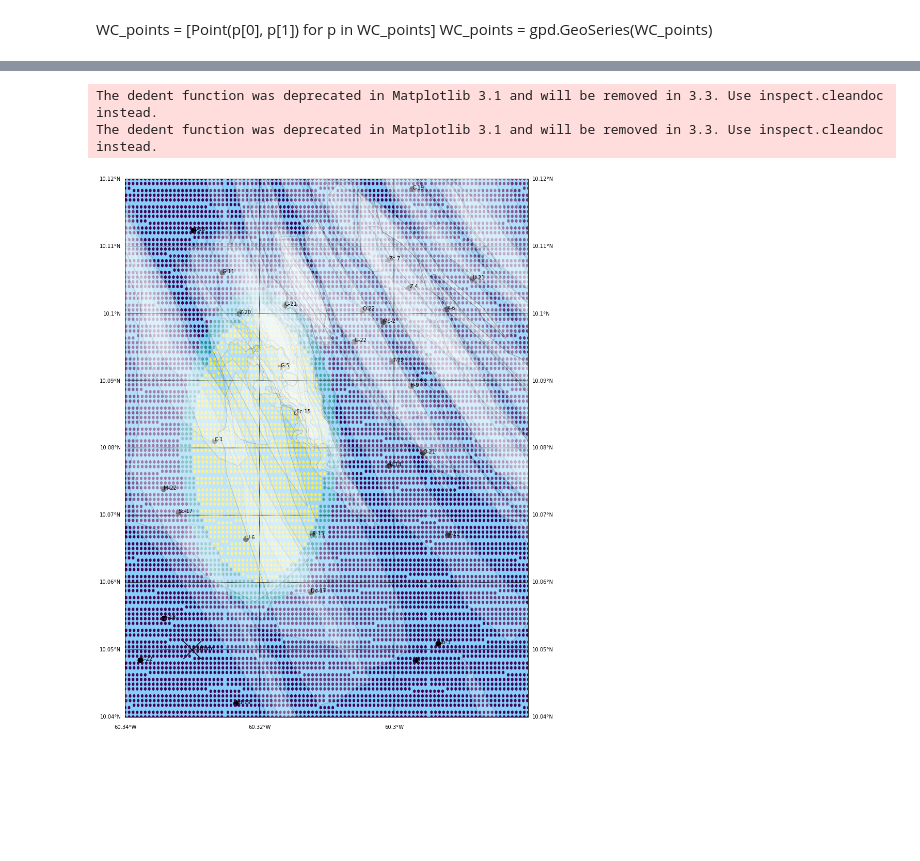
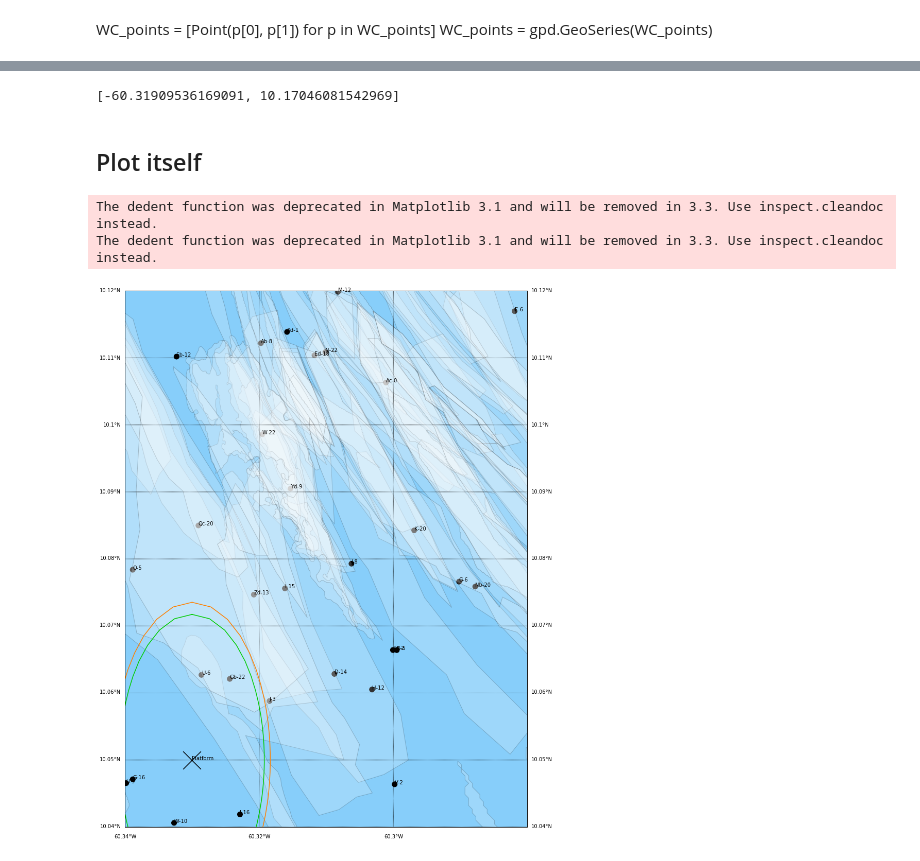
Before and after one commit to pri-bala/GeospatialPoC, a Jupyter notebook: v1-PlatformPositioning.ipynb, the cells around one changed output, grey strips where cells are left out. Drawn from its saved outputs; the diff is of its cells as text; code cells hidden in the pictures; blank space fills up the shorter version.

```diff
--- a/v1-PlatformPositioning.ipynb
+++ b/v1-PlatformPositioning.ipynb
@@ -146,3 +149,66 @@ WC_points = gpd.GeoSeries(WC_points)
+# %%
+from math import tan
+from math import isclose
+from math import pi
+
+
+
+def GetXYatCircumference(centre, radius, theta, tolerance = 0.00001):
+    x = centre[0]
+    y = centre[1]
+
+
+
+    #If we are working in the lower two quadrants, i.e. where y will be less than centre y
+    if theta > pi/2 and theta < (3*pi)/2:
+        y_increment=-0.01
+    else:
+        y_increment=0.01
+
+    while isclose(distance.distance(centre, [x,y]).kilometers,  radius ,rel_tol=0.00001) == False:
+
+
+        #Positive Increment
+        while distance.distance(centre, [x,y]) < radius:
+            x_increment = y_increment * tan(theta)
+            x += x_increment
+            y += y_increment
+
+        y_increment = y_increment/4
+
+        while distance.distance(centre, [x,y]) > radius:
+            x_increment = y_increment * tan(theta)
+            x -= x_increment
+            y -= y_increment
+
+
+        y_increment = y_increment/4
+
+
+    return [x,y]
+
+GetXYatCircumference([-60.32, 10.08], 5, 0.01)
+# %% [output]
+[-60.31909536169091, 10.17046081542969]
+# %%
+def GetCircumference(centre, radius, n_points, tolerance = 0.00001):
+
+    #To avoid tan error
+    if n_points % 2 == 0:
+        n_points += 1
+
+
+    theta_increment = (2*pi)/n_points
+
+    thetas = [theta_increment * i for i in range(n_points)]
+
+    xys = [GetXYatCircumference(centre, radius,theta_i,tolerance) for theta_i in  thetas]
+
+
+    xys.append(xys[0])
+    return xys
+# %% [markdown]
+## Plot itself
 # %%
 from shapely.ops import transform
 from descartes import PolygonPatch
@@ -201,35 +267,38 @@ def plot_WC_Platform(WC_Point : Point,WC_name, WC_res: np.array,WC_col,
 
     #WC -x,y needs renaming to lon lat
     mm.scatter(WC_x, WC_y, c=WC_col, s=100)
 
     #Well concept labels
     for i, x in enumerate(WC_name):
         wcx, wcy = mm(WC_x[i], WC_y[i])
 
         ax.annotate(WC_name[i], ([wcx, wcy]), zorder=2)
 
 
-    x, y, c = CreateLinearSpace(lon_min, lon_max, lat_min, lat_max, 100, radii)
-    ax.hexbin(x,y, c,gridsize=200)
-
+    #Plot radii circumferences
+    for i,r in enumerate(radii[1:],1):
+        circ_lonlat = GetCircumference([plat_lon, plat_lat],r , 51)
+        circ_lon, circ_lat = list(zip(*circ_lonlat))
+        circ_x, circ_y = mm(circ_lon, circ_lat)
+        ax.plot(circ_x, circ_y, dct_colors[len(radii)-i])
 
 
     #POLYGONS
     patches = []
     for poly in gs_targPoly:
         mmpoly = transform(mm, poly)
         patches.append(PolygonPatch(mmpoly))
 
     ax.add_collection(PatchCollection(patches,match_original=True, facecolor="#FFFFFF", alpha=0.2))
 
 
 
 WC_name, WC_points, WC_resource = UpdateWellConceptData(30, -60.34,-60.28,10.04,10.12, )
 
 c = ["#000000" for i in range(len(WC_name))]
 plot_WC_Platform(WC_points, WC_name, WC_resource, c , -60.33,10.05,"Platform", -60.34,-60.28,10.04,10.12,[0,1.2,1.3],(14,22))
 # %% [output]
 The dedent function was deprecated in Matplotlib 3.1 and will be removed in 3.3. Use inspect.cleandoc instead.
 The dedent function was deprecated in Matplotlib 3.1 and will be removed in 3.3. Use inspect.cleandoc instead.
-[figure, old version]
+[figure, new version]
 # %%
```
Also changed, not shown: parts of 14 cells of this notebook.
